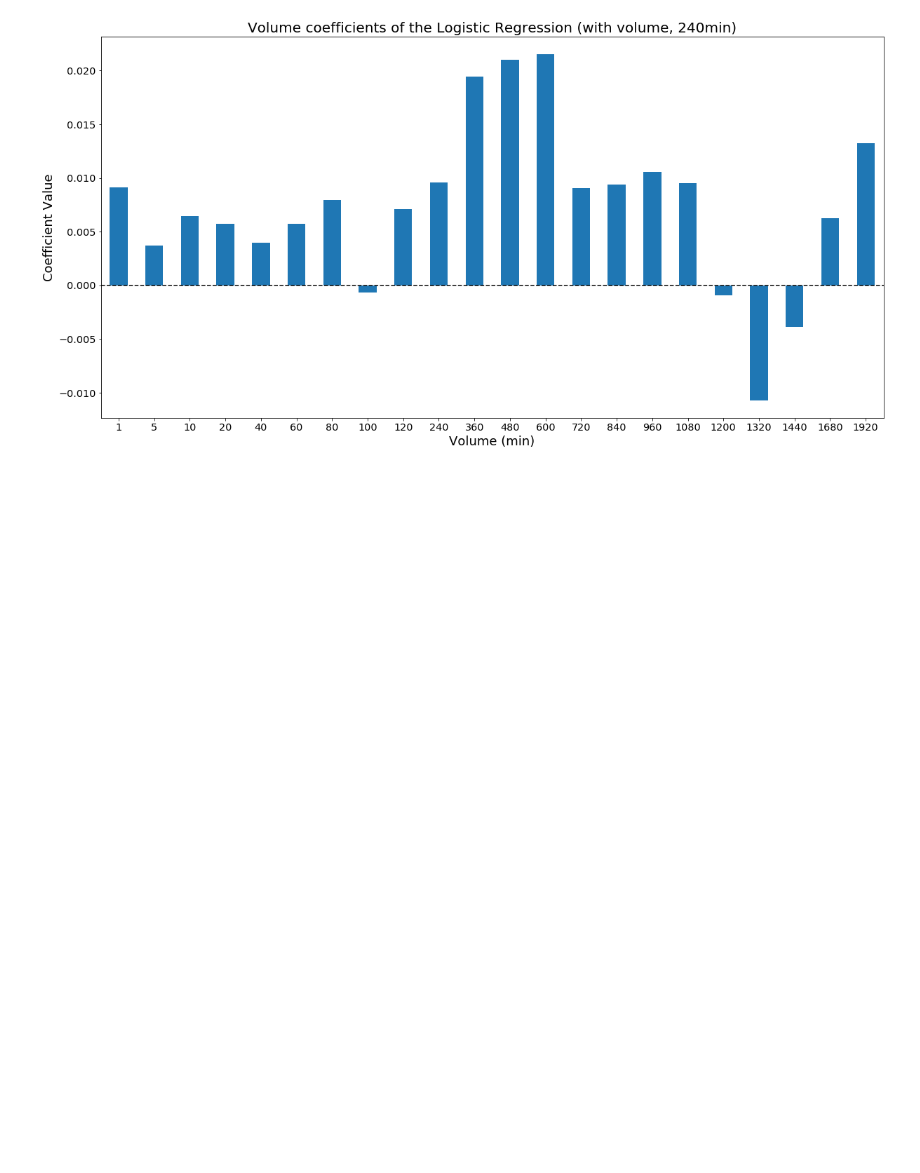
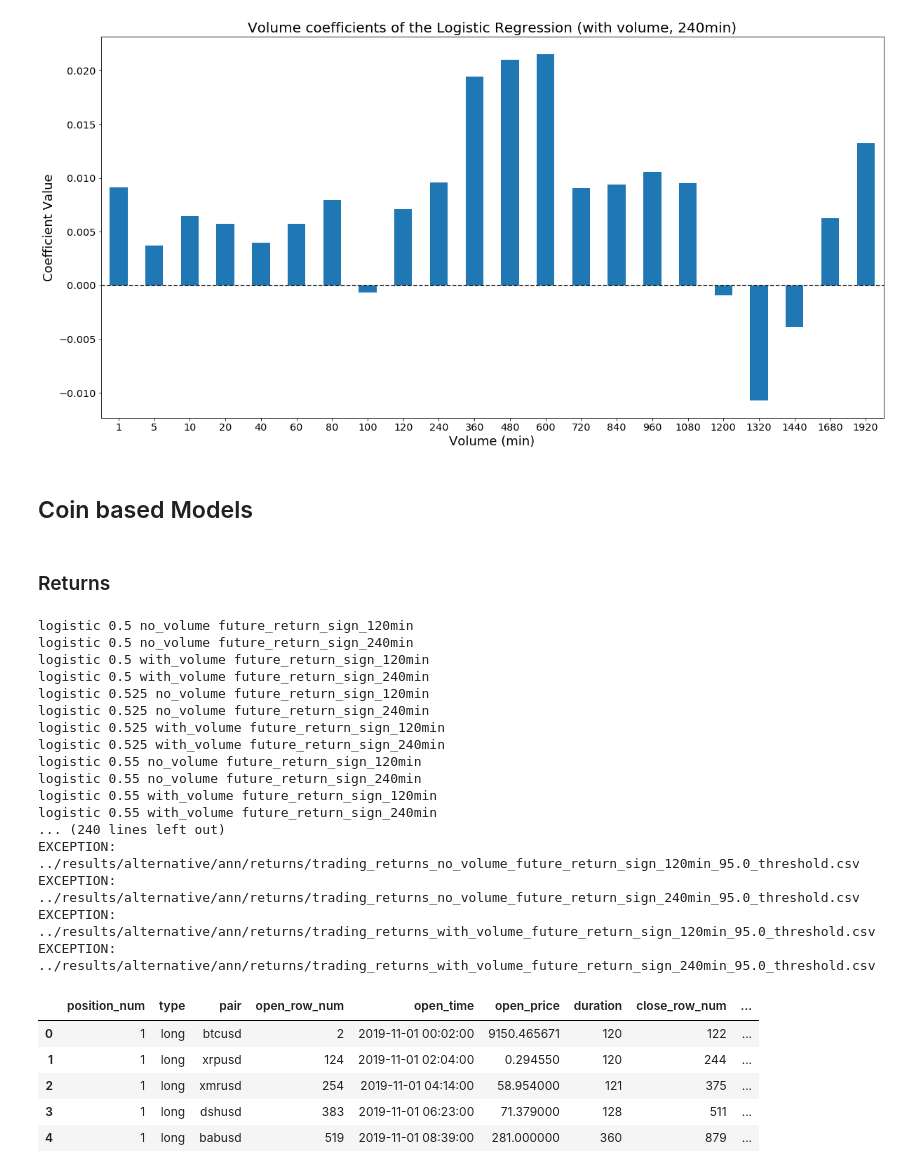
Before and after one commit to RaRedmer/econ_master_thesis_code, a Jupyter notebook: notebook/model_performance.ipynb, the cells around one changed output. Drawn from its saved outputs; the diff is of its cells as text; code cells hidden in the pictures; blank space fills up the shorter version.

```diff
--- a/notebook/model_performance.ipynb
+++ b/notebook/model_performance.ipynb
@@ -1336,3 +1307,55 @@ ax.legend_ = None
 ax.axhline(y=0, color='black', linestyle='--')
 plt.xticks(rotation=0)
 plt.savefig("../results/logistic/logistic_coefficients.png")
+# %% [markdown]
+## Coin based Models
+# %% [markdown]
+### Returns
+# %%
+# alt_targets = ["future_return_sign_120min", "future_return_sign_240min"]
+alt_targets = {"future_return_sign_120min": "120min", "future_return_sign_240min": "240min"}
+trading_returns_df = pd.DataFrame()
+for model_name in model_names:
+    for threshold in THRESHOLDS:
+#         for volume_spec in ["with_volume", "no_volume"]:
+        for volume_spec in feature_selections:
+            for target, duration in alt_targets.items():
+                try:
+                    filename = f"../results/alternative/{model_name}/returns/trading_returns_{volume_spec}_{target}_{round(threshold*100, 1)}_threshold.csv"
+                    df = pd.read_csv(filename)
+                    df["volume_spec"] = volume_spec
+                    df["threshold"] = threshold
+                    df["model"] = model_name
+                    df["target"] = target
+                    trading_returns_df = pd.concat([trading_returns_df, df])
+
+                    print(model_name, threshold, volume_spec, target)
+                except:
+                    print("EXCEPTION:", filename)
+#     trading_returns_df.to_csv(f"../results/{model_name}/returns/{model_name}_trading_returns_future_2state_movement.csv", index=False)
+trading_returns_df.head()
+# trading_returns_df.to_csv(f"../results/trading_returns_future_2state_movement_120min.csv", index=False)
+# %% [output]
+logistic 0.5 no_volume future_return_sign_120min
+logistic 0.5 no_volume future_return_sign_240min
+logistic 0.5 with_volume future_return_sign_120min
+logistic 0.5 with_volume future_return_sign_240min
+logistic 0.525 no_volume future_return_sign_120min
+logistic 0.525 no_volume future_return_sign_240min
+logistic 0.525 with_volume future_return_sign_120min
+logistic 0.525 with_volume future_return_sign_240min
+logistic 0.55 no_volume future_return_sign_120min
+logistic 0.55 no_volume future_return_sign_240min
+logistic 0.55 with_volume future_return_sign_120min
+logistic 0.55 with_volume future_return_sign_240min
+... (240 lines left out)
+EXCEPTION: ../results/alternative/ann/returns/trading_returns_no_volume_future_return_sign_120min_95.0_threshold.csv
+EXCEPTION: ../results/alternative/ann/returns/trading_returns_no_volume_future_return_sign_240min_95.0_threshold.csv
+EXCEPTION: ../results/alternative/ann/returns/trading_returns_with_volume_future_return_sign_120min_95.0_threshold.csv
+EXCEPTION: ../results/alternative/ann/returns/trading_returns_with_volume_future_return_sign_240min_95.0_threshold.csv
+|  | position_num | type | pair | open_row_num | open_time | open_price | duration | close_row_num | ... |
+| 0 | 1 | long | btcusd | 2 | 2019-11-01 00:02:00 | 9150.465671 | 120 | 122 | ... |
+| 1 | 1 | long | xrpusd | 124 | 2019-11-01 02:04:00 | 0.294550 | 120 | 244 | ... |
+| 2 | 1 | long | xmrusd | 254 | 2019-11-01 04:14:00 | 58.954000 | 121 | 375 | ... |
+| 3 | 1 | long | dshusd | 383 | 2019-11-01 06:23:00 | 71.379000 | 128 | 511 | ... |
+| 4 | 1 | long | babusd | 519 | 2019-11-01 08:39:00 | 281.000000 | 360 | 879 | ... |
```
Also changed, not shown: parts of 16 cells of this notebook, 3 other files.
